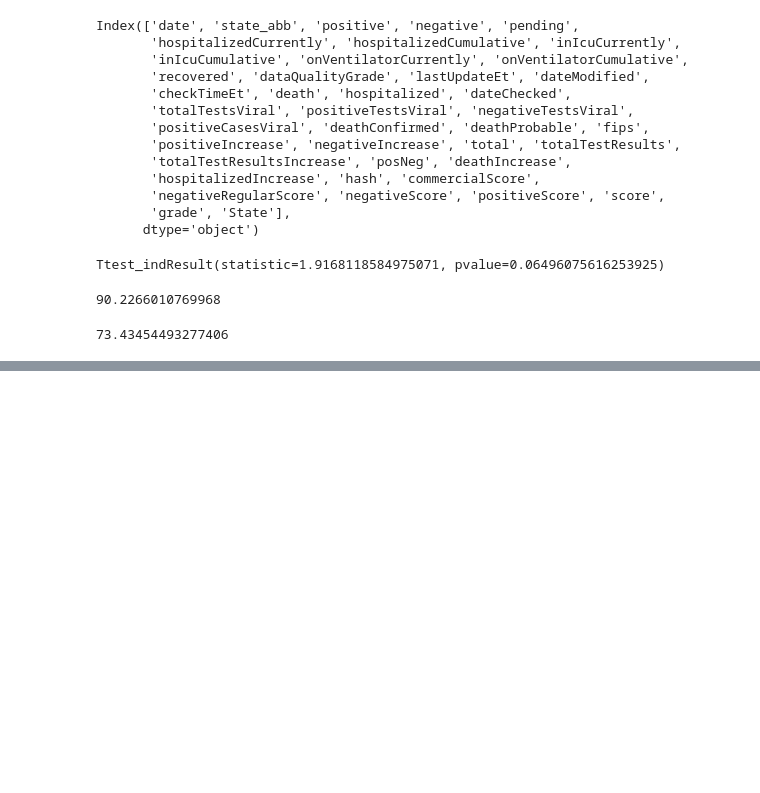
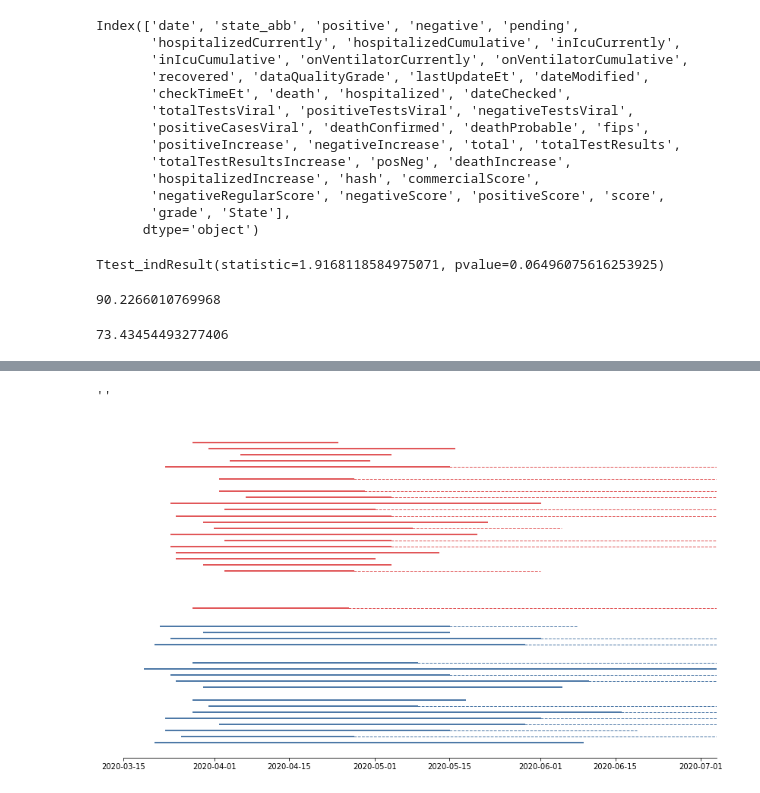
Before and after one commit to JMiguelFernandes/Project-5---Coronavirus, a Jupyter notebook: Analysis.ipynb, the cells around one changed output, grey strips where cells are left out. Saved outputs shown, nothing was run; the diff lists cells and outputs as text; code cells hidden in the pictures; blank space fills up the shorter version.

Commit message:
Added image files with plots for presentation

```diff
--- a/Analysis.ipynb
+++ b/Analysis.ipynb
@@ -485,4 +491,4 @@ for row in df.index:
         stay_at_home_lengths.append(pd.to_timedelta(0))
 
 df = df.assign(stay_at_home_lengths_in_days = stay_at_home_lengths)
-df[stay_at_home_lengths_in_days] = df["stay_at_home_lengths_in_days"].dt.days
+df["stay_at_home_lengths_in_days"] = df["stay_at_home_lengths_in_days"].dt.days
@@ -748,0 +744,14 @@ df.loc[df["2016 presidentialelection"]=="Republican", "tests_per_1000_inhabitant
+# %%
+df_for_plot = df_for_plot.assign(index = np.arange(1,51))
+df_for_plot = (df_for_plot[["index",
+                            "State",
+                            "2016 presidentialelection",
+                            "Date_first_100_infections",
+                            "StayAtHome_start",
+                            "StayAtHome_eased",
+                            "StayAtHome_ended",
+                            "how_to_plot",
+                            "color_2016_pe"]])
+# %%
+df_for_plot["Date_first_100_infections"] = pd.to_datetime(df_for_plot["Date_first_100_infections"])
+df_for_plot.head()
@@ -748,0 +765,57 @@ df.loc[df["2016 presidentialelection"]=="Republican", "tests_per_1000_inhabitant
+# %%
+df_for_plot["color_2016_pe"] = np.where(df_for_plot["color_2016_pe"] == "blue", "#4E79A7", "#E15759")
+# %%
+fig, ax = plt.subplots(figsize=(14,8))
+
+ax.spines['left'].set_visible(False)
+ax.spines['right'].set_visible(False)
+ax.spines['top'].set_visible(False)
+plt.yticks([])
+
+#plt.scatter("Date_first_100_infections", "index", data = df_for_plot, s=40, color="#585858")
+
+# tableau colors: blue #4E79A7 red: #E15759
+
+for index in df_for_plot.index:
+    if df_for_plot.loc[index, "how_to_plot"]=="ended":
+        plt.plot_date([df_for_plot.loc[index, "StayAtHome_start"], df_for_plot.loc[index, "StayAtHome_ended"]],
+                      [df_for_plot.loc[index, "index"], df_for_plot.loc[index, "index"]],
+                      color=df_for_plot.loc[index, "color_2016_pe"],
+                      linestyle='-',
+                      linewidth=2,
+                      marker="")
+    elif df_for_plot.loc[index, "how_to_plot"]=="eased":
+        plt.plot_date([df_for_plot.loc[index, "StayAtHome_start"], df_for_plot.loc[index, "StayAtHome_eased"]],
+                      [df_for_plot.loc[index, "index"], df_for_plot.loc[index, "index"]],
+                      color=df_for_plot.loc[index, "color_2016_pe"],
+                      linestyle='-',
+                      linewidth=2,
+                      marker="")
+        if pd.notna(df_for_plot.loc[index, "StayAtHome_ended"]):
+            plt.plot_date([df_for_plot.loc[index, "StayAtHome_eased"], df_for_plot.loc[index, "StayAtHome_ended"]],
+                          [df_for_plot.loc[index, "index"], df_for_plot.loc[index, "index"]],
+                          color=df_for_plot.loc[index, "color_2016_pe"],
+                          linestyle='--',
+                          linewidth=1,
+                          marker="")
+        else:
+            plt.plot_date([df_for_plot.loc[index, "StayAtHome_eased"], time_series_cases["Date"].max()],
+                          [df_for_plot.loc[index, "index"], df_for_plot.loc[index, "index"]],
+                          color=df_for_plot.loc[index, "color_2016_pe"],
+                          linestyle='--',
+                          linewidth=1,
+                          marker="")
+    elif df_for_plot.loc[index, "how_to_plot"]=="ongoing":
+        plt.plot_date([df_for_plot.loc[index, "StayAtHome_start"], time_series_cases["Date"].max()],
+                      [df_for_plot.loc[index, "index"], df_for_plot.loc[index, "index"]],
+                      color=df_for_plot.loc[index, "color_2016_pe"],
+                      linestyle='-',
+                      linewidth=2,
+                      marker="")
+
+ax.set_xlim((pd.to_datetime("20200315"), time_series_cases["Date"].max()))
+plt.savefig("stay_at_home_orders_plot.png", bbox_inches="tight")
+;
+# %% [output]
+''
+[figure, added]
```
Also changed, not shown: parts of 26 cells of this notebook, 2 other files.
